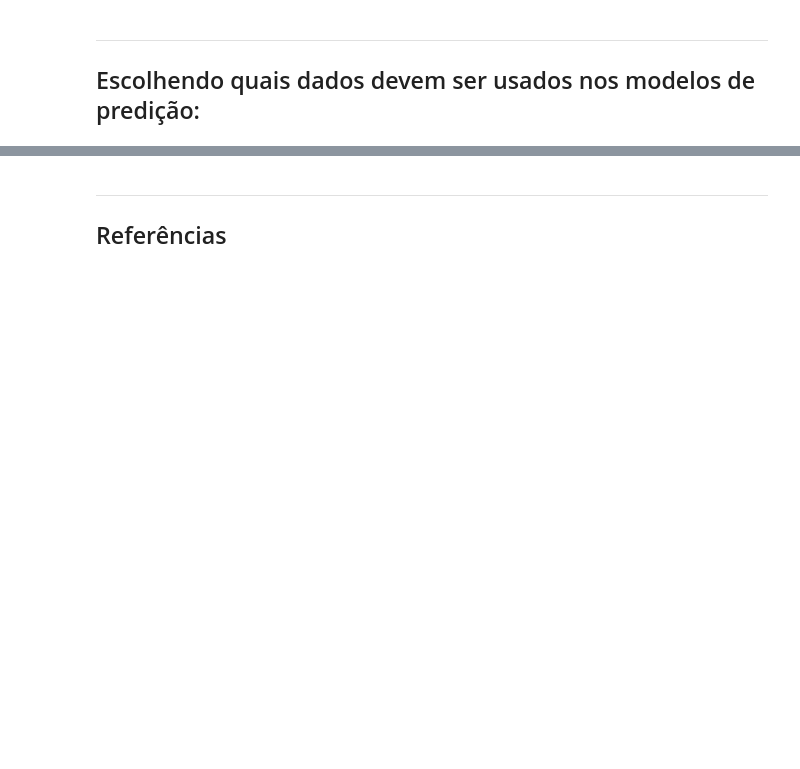
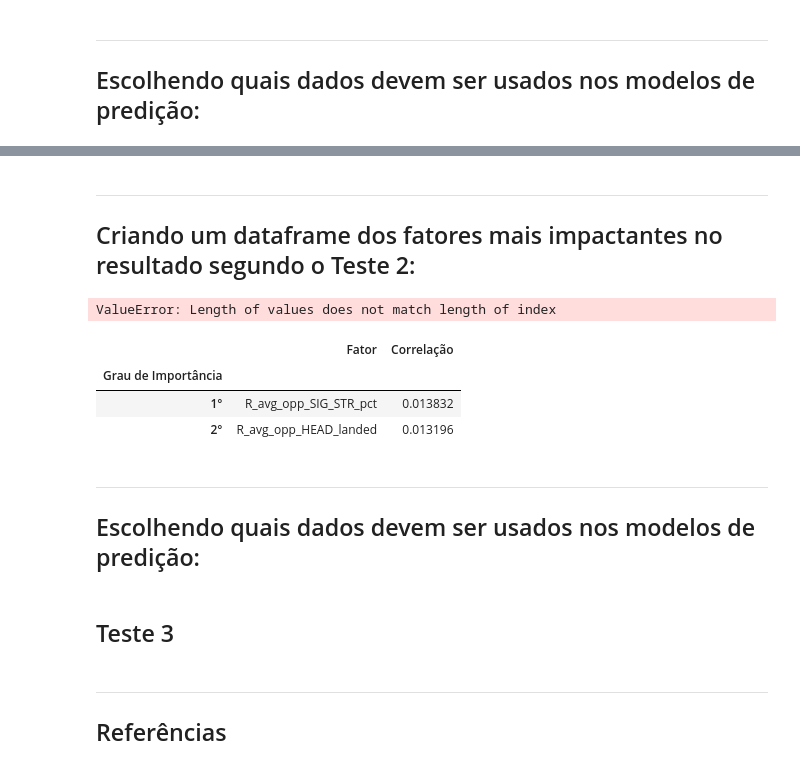
Before and after one commit to VergaraC/Dados_P3, a Jupyter notebook: Projeto3.ipynb, the cells around one changed output, grey strips where cells are left out. Saved outputs shown, nothing was run; the diff lists cells and outputs as text; code cells hidden in the pictures; blank space fills up the shorter version.

```diff
--- a/Projeto3.ipynb
+++ b/Projeto3.ipynb
@@ -156,2 +198,2 @@ y = data_num['Winner']
 # %%
-X_train_random, X_test_random, y_train_random, y_test_random = train_test_split(X, y, test_size=0.25)
+X_train_random, X_test_random, y_train_random, y_test_random = train_test_split(X, Y, test_size=0.25)
@@ -264,0 +521,3 @@ ___
+# %% [markdown]
+   ___
+## Criando um dataframe dos fatores mais impactantes no resultado segundo o Teste 2:
@@ -264,0 +532,24 @@ ___
+# %%
+data={'Fator':X_train_random2.columns ,'Correlacao':model_random2.feature_importances_,}
+Fator_por_corr2=pd.DataFrame(data_util_relevante)
+#Fator_por_corr2=Fator_por_corr2.sort_values(by='Correlacao', ascending=False)
+Fator_por_corr2['Grau de Importância']=lista_j2
+Fator_por_corr2 = Fator_por_corr2.set_index('Grau de Importância')
+Fator_por_corr2.head(2)
+# %% [output]
+ValueError: Length of values does not match length of index
+# %%
+data={'Fator':X_train_random.columns ,'Correlação':model_random.feature_importances_,}
+Fator_por_corr=pd.DataFrame(data)
+Fator_por_corr=Fator_por_corr.sort_values(by='Correlação', ascending=False)
+Fator_por_corr['Grau de Importância']=lista_j
+Fator_por_corr = Fator_por_corr.set_index('Grau de Importância')
+Fator_por_corr.head(2)
+# %% [output]
+|  | Fator | Correlação |
+| Grau de Importância |  |  |
+| 1° | R_avg_opp_SIG_STR_pct | 0.013832 |
+| 2° | R_avg_opp_HEAD_landed | 0.013196 |
+# %% [markdown]
+   ___
+## Escolhendo quais dados devem ser usados nos modelos de predição:
@@ -265,3 +568,5 @@ ___
+# %% [markdown]
+## Teste 3
 # %% [markdown]
    ___
 ## Referências
```
Also changed, not shown: parts of 82 cells of this notebook.
